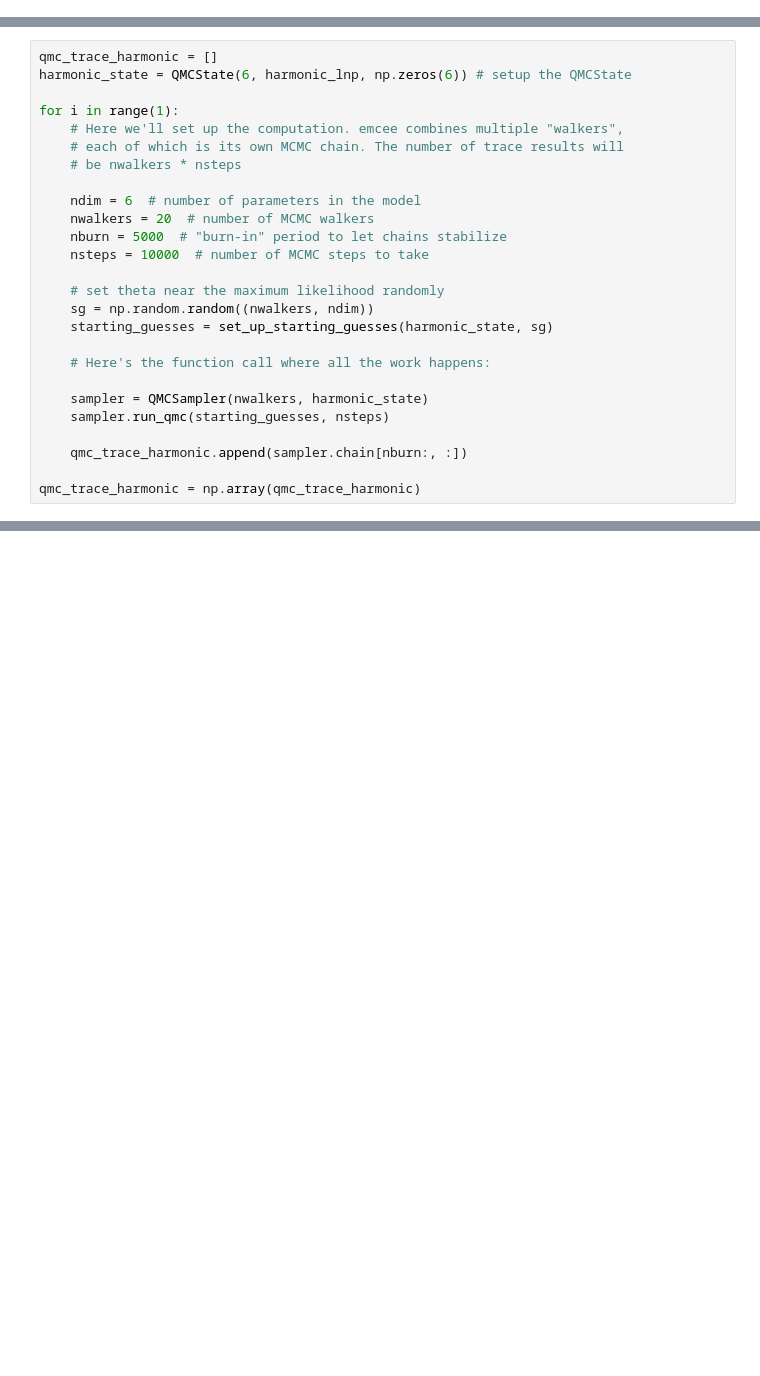
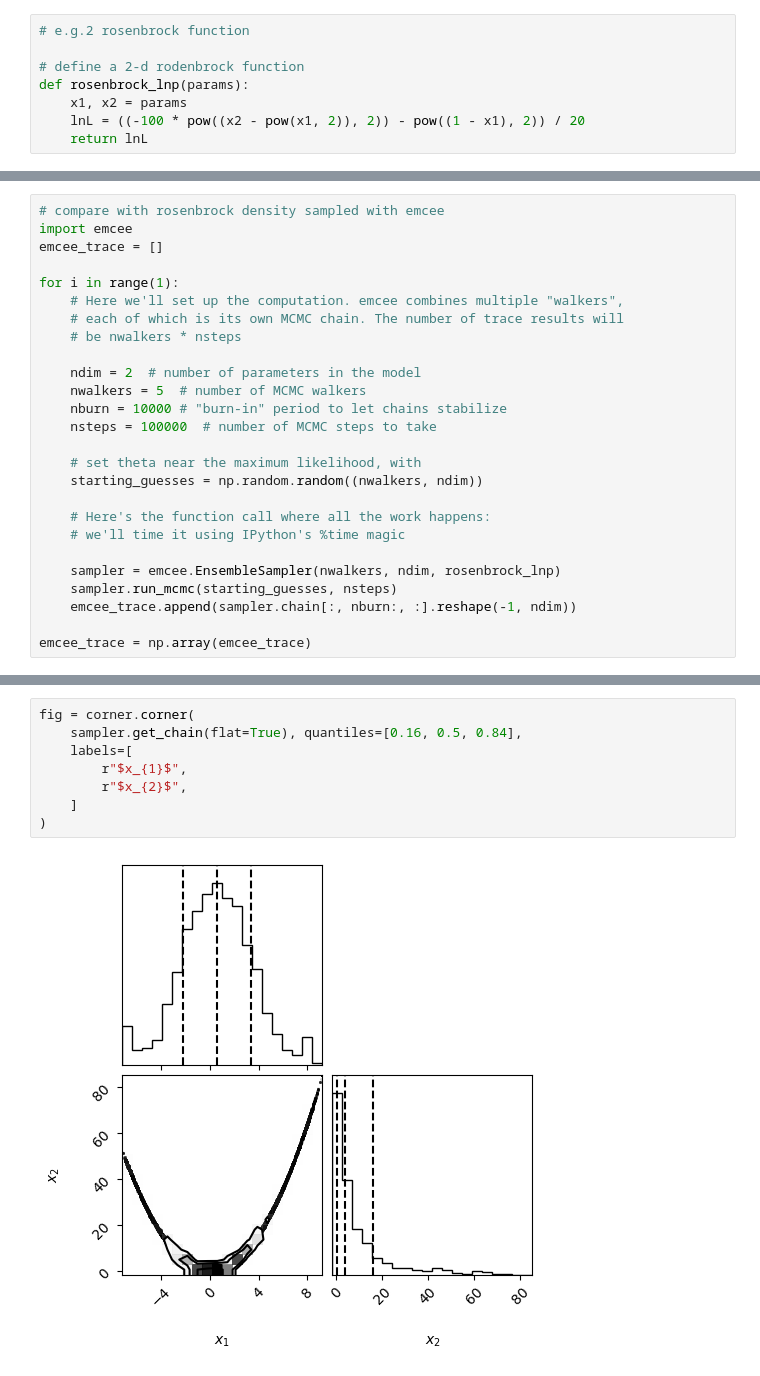
Before and after one commit to Shengzhu2021/QMC, a Jupyter notebook: example.ipynb, the cells around one changed output, grey strips where cells are left out. Cells and saved outputs as stored; diff of their text form; blank space fills up the shorter version.

```diff
--- a/example.ipynb
+++ b/example.ipynb
@@ -50,0 +122,8 @@ def harmonic_lnp(params):
+# %%
+# e.g.2 rosenbrock function
+
+# define a 2-d rodenbrock function
+def rosenbrock_lnp(params):
+    x1, x2 = params
+    lnL = ((-100 * pow((x2 - pow(x1, 2)), 2)) - pow((1 - x1), 2)) / 20
+    return lnL
@@ -51,26 +179,26 @@ def harmonic_lnp(params):
 # %%
-qmc_trace_harmonic = []
-harmonic_state = QMCState(6, harmonic_lnp, np.zeros(6)) # setup the QMCState
+# compare with rosenbrock density sampled with emcee
+import emcee
+emcee_trace = []
 
 for i in range(1):
     # Here we'll set up the computation. emcee combines multiple "walkers",
     # each of which is its own MCMC chain. The number of trace results will
     # be nwalkers * nsteps
 
-    ndim = 6  # number of parameters in the model
-    nwalkers = 20  # number of MCMC walkers
-    nburn = 5000  # "burn-in" period to let chains stabilize
-    nsteps = 10000  # number of MCMC steps to take
+    ndim = 2  # number of parameters in the model
+    nwalkers = 5  # number of MCMC walkers
+    nburn = 10000 # "burn-in" period to let chains stabilize
+    nsteps = 100000  # number of MCMC steps to take
 
-    # set theta near the maximum likelihood randomly
-    sg = np.random.random((nwalkers, ndim))
-    starting_guesses = set_up_starting_guesses(harmonic_state, sg)
+    # set theta near the maximum likelihood, with
+    starting_guesses = np.random.random((nwalkers, ndim))
 
     # Here's the function call where all the work happens:
+    # we'll time it using IPython's %time magic
 
-    sampler = QMCSampler(nwalkers, harmonic_state)
-    sampler.run_qmc(starting_guesses, nsteps)
+    sampler = emcee.EnsembleSampler(nwalkers, ndim, rosenbrock_lnp)
+    sampler.run_mcmc(starting_guesses, nsteps)
+    emcee_trace.append(sampler.chain[:, nburn:, :].reshape(-1, ndim))
 
-    qmc_trace_harmonic.append(sampler.chain[nburn:, :])
-
-qmc_trace_harmonic = np.array(qmc_trace_harmonic)
+emcee_trace = np.array(emcee_trace)
@@ -104,0 +217,10 @@ the average energy of harmonic potential is found to be 0.030038248506541694 wit
+# %%
+fig = corner.corner(
+    sampler.get_chain(flat=True), quantiles=[0.16, 0.5, 0.84],
+    labels=[
+        r"$x_{1}$",
+        r"$x_{2}$",
+    ]
+)
+# %% [output]
+[figure, added]
```
Also changed, not shown: parts of 24 cells of this notebook, 1 other file.
